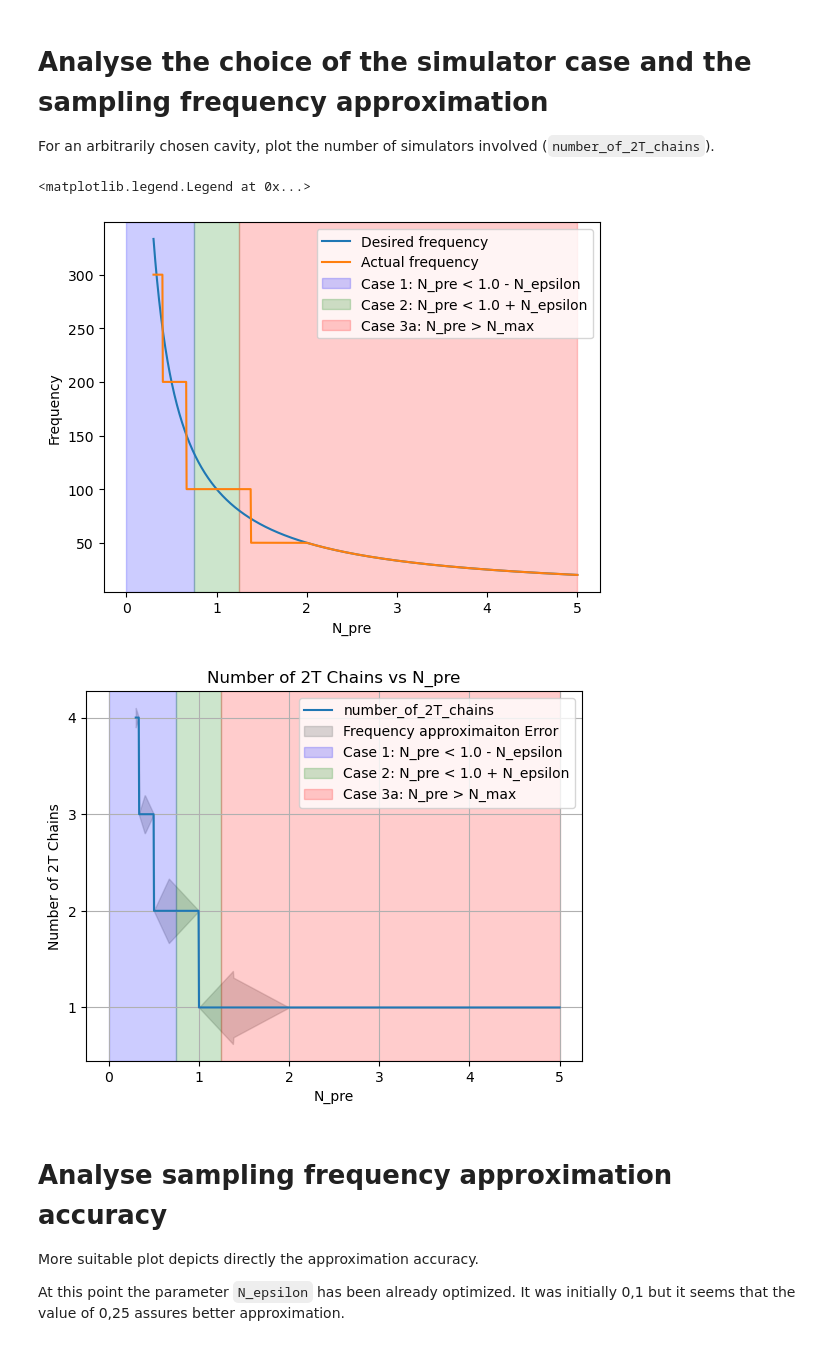
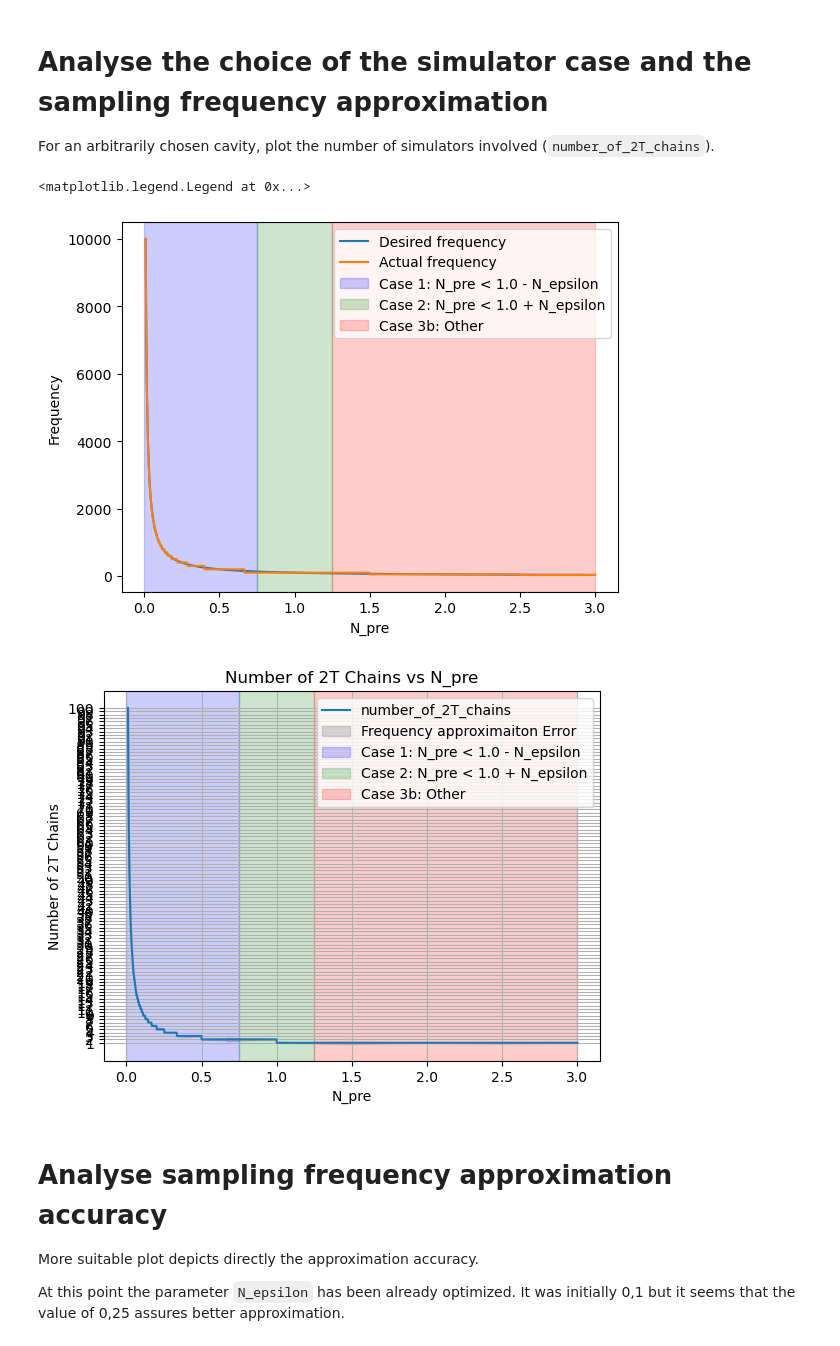
Before and after one commit to matib12/oreonspy, a Jupyter notebook: nb/Simulator development/Simulator cases tests.ipynb, the cells around one changed output. Drawn from its saved outputs; the diff is of its cells as text; code cells hidden in the pictures.

```diff
--- a/nb/Simulator development/Simulator cases tests.ipynb
+++ b/nb/Simulator development/Simulator cases tests.ipynb
@@ -21,6 +21,12 @@ def number_of_2T_chains(N_pre):
 def real_f_calc(N_pre, N_epsilon, _2T, desired_f_calc, N_eff=1000):
     """
     Simulator case algorithm from cavity.simulation() in oreonspy 3.2.3.
+
+    N_pre = 1./(desired_f_calc * _2T)
+    N_epsilon -- parameter of the algorithm
+    _2T -- 2 times the cavity round trip time
+    desired_f_calc -- the desired sampling frequency
+    N_eff -- mean number of photon bounces in the cavity
     """
     N = 1
 
@@ -28,7 +34,7 @@ def real_f_calc(N_pre, N_epsilon, _2T, desired_f_calc, N_eff=1000):
 
     case = 0
 
-    if N_pre < 1.0 - N_epsilon:
+    if N_pre < 1.0 - N_epsilon*0.5:
         case = 0
 
         #logger.info("2T x times bigger then Theta. (x is integer)")
@@ -66,6 +72,7 @@ def real_f_calc(N_pre, N_epsilon, _2T, desired_f_calc, N_eff=1000):
             #logger.info("N times Cavity decay time longer than the sampling period")
             N = int(np.round(N_pre+0.12))  # Original oreons function
             #N = int(np.ceil(N_pre))  # Proposed alternative
+            N = int(np.round(N_pre))  # Current oreons
             Theta = _2T * N
             f_calc = 1.0 / Theta
 
@@ -80,10 +87,10 @@ import matplotlib.pyplot as plt
 # Define N_epsilon
 N_epsilon = 0.25
 _2T = 0.01
-my_N_eff = 1
+my_N_eff = 10000
 
 # Generate N_pre values
-N_pre_values = np.linspace(0.3, 5, 1000)
+N_pre_values = np.linspace(0.01, 3, 1000)
 
 # Compute number_of_2T_chains for each N_pre
 chains_values = [number_of_2T_chains(N_pre) for N_pre in N_pre_values]
@@ -95,39 +102,42 @@ Theta_values = []
 N_values = []
 for N_pre in N_pre_values:
     desired_f_calc = 1./(N_pre * _2T)
     actual_f_calc, Theta, case, N = real_f_calc(N_pre, N_epsilon, _2T=_2T, desired_f_calc=desired_f_calc, N_eff=my_N_eff)
     desired_f_calc_values.append(desired_f_calc)
     actual_f_calc_values.append(actual_f_calc)
     Theta_values.append(Theta)
     N_values.append(N)
 
 # Sanity check
 assert all(isinstance(N, int) for N in N_values), "Not all elements in N_values are integers."
 
 # Convert to numpy arrays for easier manipulation
 desired_f_calc_values = np.array(desired_f_calc_values)
 actual_f_calc_values = np.array(actual_f_calc_values)
 Theta_values = np.array(Theta_values)
 
 plt.plot(N_pre_values, desired_f_calc_values, label="Desired frequency")
 plt.plot(N_pre_values, actual_f_calc_values, label="Actual frequency")
 
 # Add vertical color regions
 plt.axvspan(0, 1.0 - N_epsilon, color='blue', alpha=0.2, label='Case 1: N_pre < 1.0 - N_epsilon')
 plt.axvspan(1.0 - N_epsilon, 1.0 + N_epsilon, color='green', alpha=0.2, label='Case 2: N_pre < 1.0 + N_epsilon')
 plt.axvspan(1.0 + N_epsilon, max(N_pre_values), color='red', alpha=0.2, label='Case 3{0}'.format("a: N_pre > N_max" if case == 2 else "b: Other"))
 
 plt.xlabel("N_pre")
 plt.ylabel("Frequency")
 plt.legend()
 # %% [output]
 <matplotlib.legend.Legend at 0x...>
-[figure, old version]
+[figure, new version]
 # %%
 
 # Calculate the absolute error
 f_calc_accuracy = np.abs(actual_f_calc_values - desired_f_calc_values) / desired_f_calc_values
 
+# Try to calculate normalized time-step relative error
+N_accuracy = np.abs(1/actual_f_calc_values - 1/desired_f_calc_values) / (1/desired_f_calc_values)
+f_calc_accuracy = N_accuracy
 
 # Plot the results
 plt.plot(N_pre_values, chains_values, label='number_of_2T_chains')
@@ -157,7 +167,7 @@ plt.grid(True)
 # Show the plot
 plt.show()
 # %% [output]
-[figure, old version]
+[figure, new version]
 # %% [markdown]
 # Analyse sampling frequency approximation accuracy
 
```
Also changed, not shown: parts of 2 cells of this notebook.
